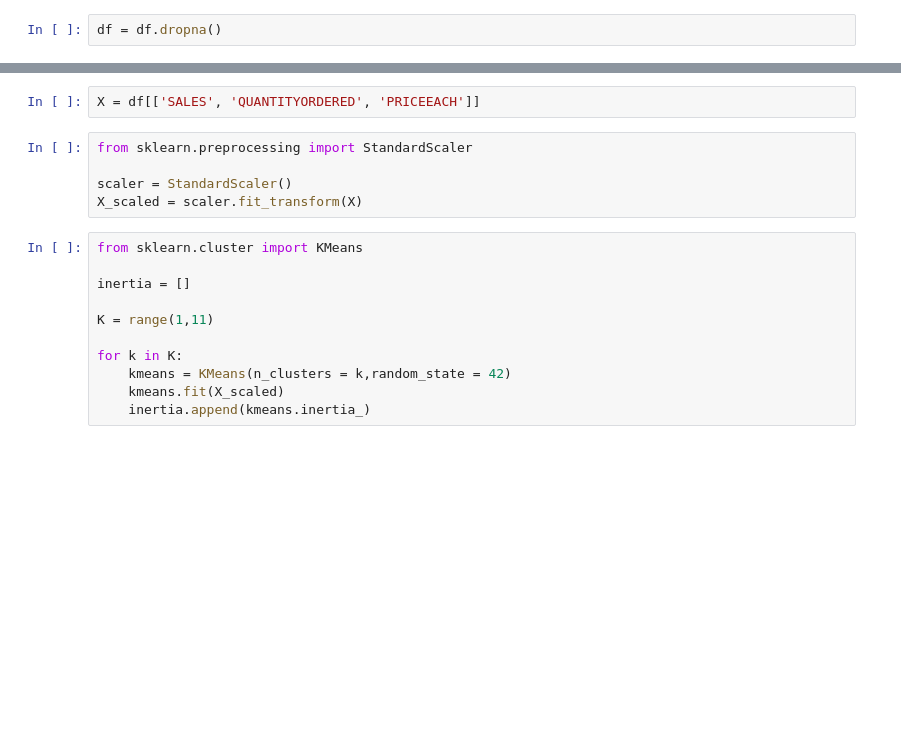
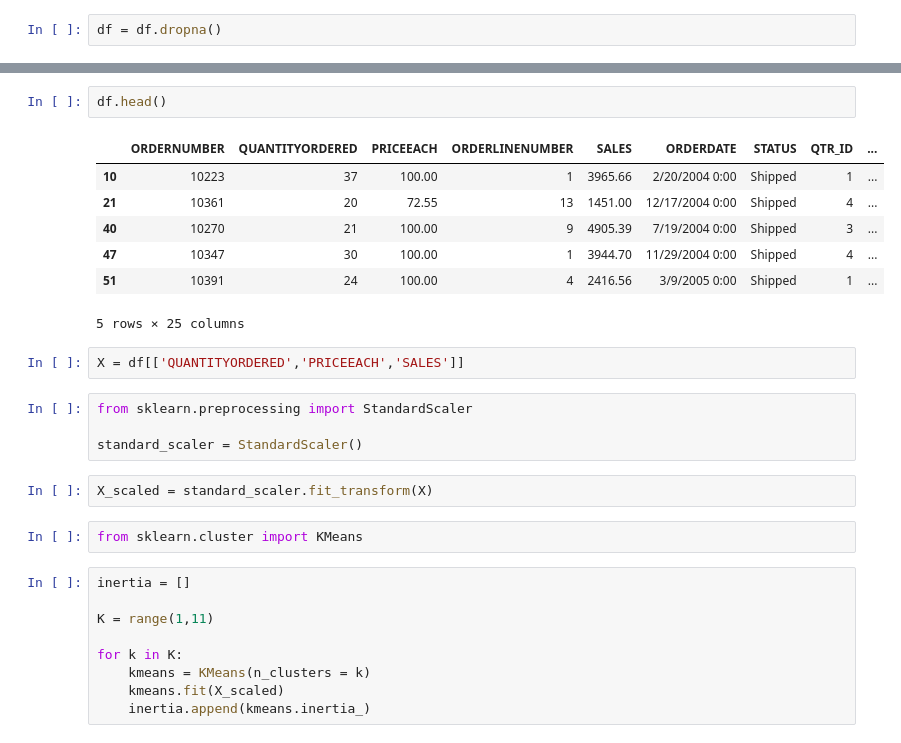
Before and after one commit to manavparmar044/BE-Assignments, a Jupyter notebook: Sem1/LP3/ML/assignment5.ipynb, the cells around one changed output, grey strips where cells are left out. Saved outputs shown, nothing was run; the diff lists cells and outputs as text; blank space fills up the shorter version.

```diff
--- a/Sem1/LP3/ML/assignment5.ipynb
+++ b/Sem1/LP3/ML/assignment5.ipynb
@@ -17,19 +58,30 @@ df = df.dropna()
+# %%
+df.head()
+# %% [output]
+|  | ORDERNUMBER | QUANTITYORDERED | PRICEEACH | ORDERLINENUMBER | SALES | ORDERDATE | STATUS | QTR_ID | ... |
+| 10 | 10223 | 37 | 100.00 | 1 | 3965.66 | 2/20/2004 0:00 | Shipped | 1 | ... |
+| 21 | 10361 | 20 | 72.55 | 13 | 1451.00 | 12/17/2004 0:00 | Shipped | 4 | ... |
+| 40 | 10270 | 21 | 100.00 | 9 | 4905.39 | 7/19/2004 0:00 | Shipped | 3 | ... |
+| 47 | 10347 | 30 | 100.00 | 1 | 3944.70 | 11/29/2004 0:00 | Shipped | 4 | ... |
+| 51 | 10391 | 24 | 100.00 | 4 | 2416.56 | 3/9/2005 0:00 | Shipped | 1 | ... |
+5 rows × 25 columns
 # %%
-X = df[['SALES', 'QUANTITYORDERED', 'PRICEEACH']]
+X = df[['QUANTITYORDERED','PRICEEACH','SALES']]
 # %%
 from sklearn.preprocessing import StandardScaler
 
-scaler = StandardScaler()
-X_scaled = scaler.fit_transform(X)
+standard_scaler = StandardScaler()
+# %%
+X_scaled = standard_scaler.fit_transform(X)
+# %%
+from sklearn.cluster import KMeans
 # %%
-from sklearn.cluster import KMeans
-
 inertia = []
 
 K = range(1,11)
 
 for k in K:
-    kmeans = KMeans(n_clusters = k,random_state = 42)
+    kmeans = KMeans(n_clusters = k)
     kmeans.fit(X_scaled)
     inertia.append(kmeans.inertia_)
 # %%
```
Also changed, not shown: parts of 6 cells of this notebook.
